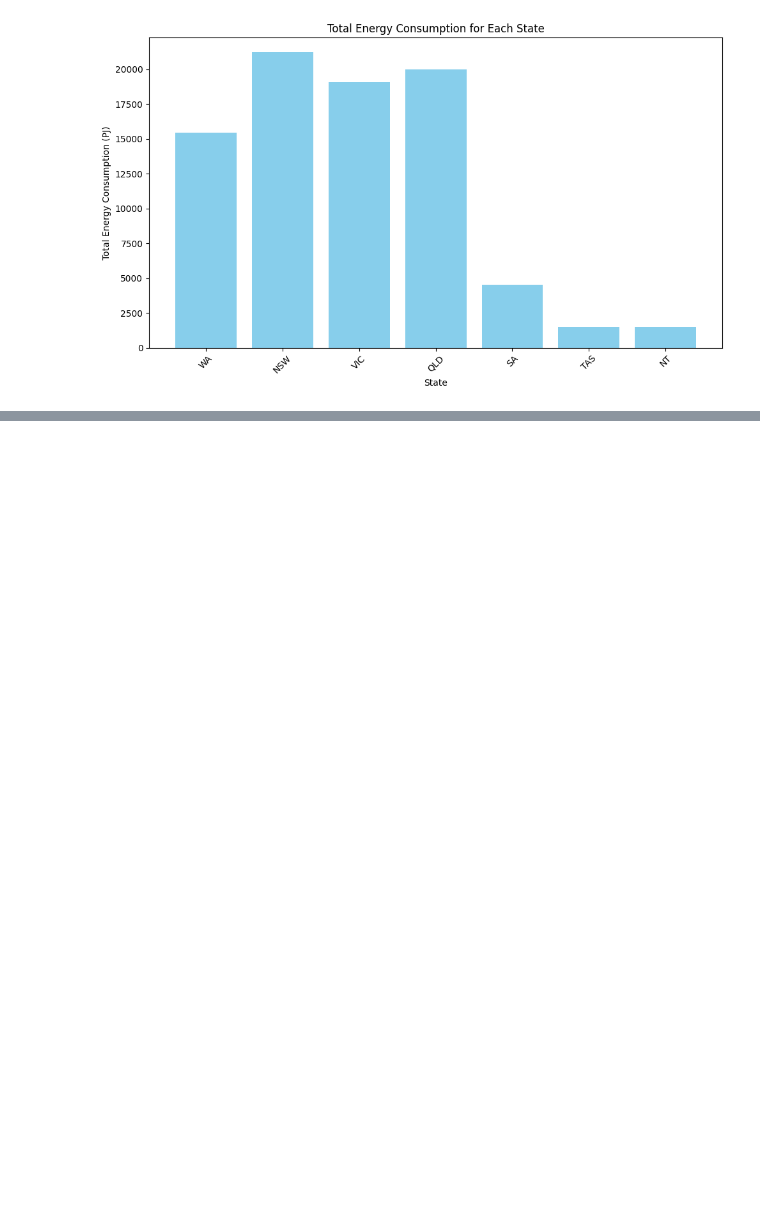
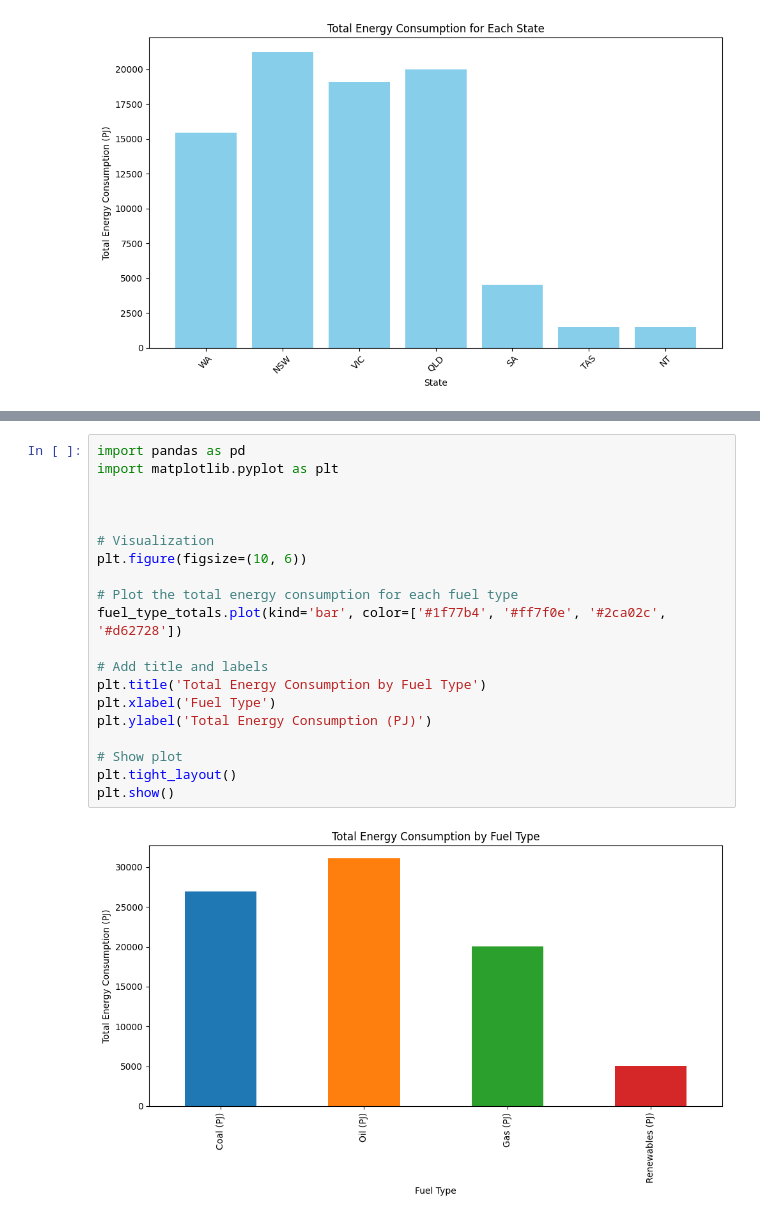
Before and after one commit to DurantZhou/ISYS5002-2024-S1-A2, a Jupyter notebook: Tue_11AM_Group_2_Assignment_2.ipynb, the cells around one changed output, grey strips where cells are left out. Drawn from its saved outputs; the diff is of its cells as text; blank space fills up the shorter version.

```diff
--- a/Tue_11AM_Group_2_Assignment_2.ipynb
+++ b/Tue_11AM_Group_2_Assignment_2.ipynb
@@ -297,0 +331,22 @@ plt.show()
+# %%
+import pandas as pd
+import matplotlib.pyplot as plt
+
+
+
+# Visualization
+plt.figure(figsize=(10, 6))
+
+# Plot the total energy consumption for each fuel type
+fuel_type_totals.plot(kind='bar', color=['#1f77b4', '#ff7f0e', '#2ca02c', '#d62728'])
+
+# Add title and labels
+plt.title('Total Energy Consumption by Fuel Type')
+plt.xlabel('Fuel Type')
+plt.ylabel('Total Energy Consumption (PJ)')
+
+# Show plot
+plt.tight_layout()
+plt.show()
+# %% [output]
+[figure, added]
```
Also changed, not shown: parts of 17 cells of this notebook.
